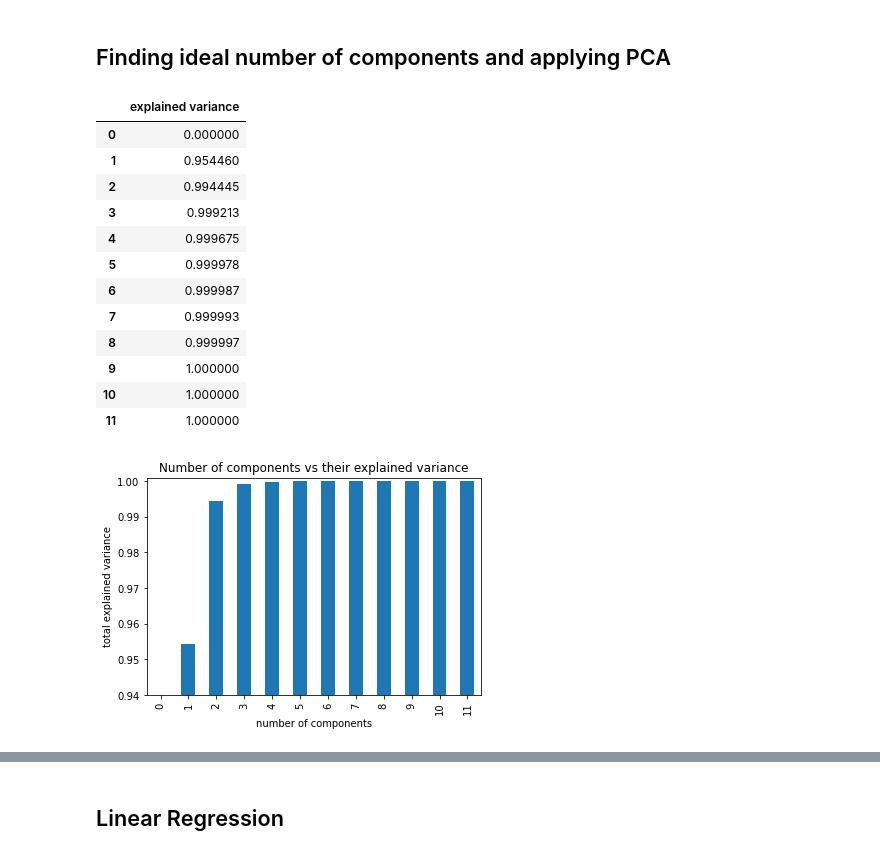
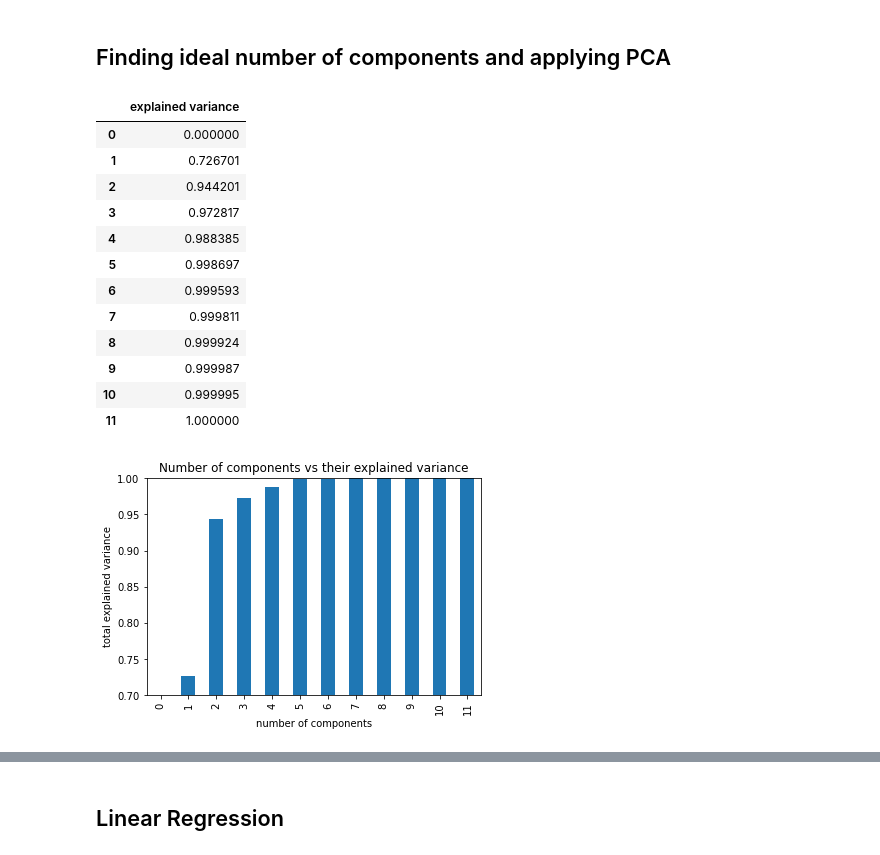
Before and after one commit to avneetgill/ensf544Project, a Jupyter notebook: Project1.2/Q4.1 Regression with dimension reduction.ipynb, the cells around one changed output, grey strips where cells are left out. Drawn from its saved outputs; the diff is of its cells as text; code cells hidden in the pictures.

```diff
--- a/Project1.2/Q4.1 Regression with dimension reduction.ipynb
+++ b/Project1.2/Q4.1 Regression with dimension reduction.ipynb
@@ -112,36 +110,38 @@ print(alphas)
 # %%
 from sklearn.model_selection import train_test_split
 
+#scale data first
+features_norm = normalize(features)
 #fixed seed for comparing different n_component numbers
-seed = 3001
-x_train, x_test, y_train, y_test = train_test_split(features, labels, test_size=0.25, random_state=seed)
+seed = 5026
+pca_X_train, pca_X_test = train_test_split(features_norm, test_size=0.25, random_state=seed)
 
 variance={'explained variance':[]}
 
 for k in range(0,12):
     pca = PCA(n_components=k).fit(x_train)
     variance['explained variance'].append(pca.explained_variance_ratio_.sum())
 
 df = pd.DataFrame(variance)
 
-ax = df.plot.bar(ylim=(0.94,1.001),title="Number of components vs their explained variance")
+ax = df.plot.bar(ylim=(0.70,1.001),title="Number of components vs their explained variance")
 ax.set_xlabel("number of components")
 ax.set_ylabel("total explained variance")
 ax.get_legend().remove()
 
 df
 # %% [output]
 |  | explained variance |
 | 0 | 0.000000 |
-| 1 | 0.954460 |
-| 2 | 0.994445 |
-| 3 | 0.999213 |
-| 4 | 0.999675 |
-| 5 | 0.999978 |
-| 6 | 0.999987 |
-| 7 | 0.999993 |
-| 8 | 0.999997 |
-| 9 | 1.000000 |
-| 10 | 1.000000 |
+| 1 | 0.726701 |
+| 2 | 0.944201 |
+| 3 | 0.972817 |
+| 4 | 0.988385 |
+| 5 | 0.998697 |
+| 6 | 0.999593 |
+| 7 | 0.999811 |
+| 8 | 0.999924 |
+| 9 | 0.999987 |
+| 10 | 0.999995 |
 | 11 | 1.000000 |
-[figure, old version]
+[figure, new version]
```
Also changed, not shown: parts of 31 cells of this notebook.
